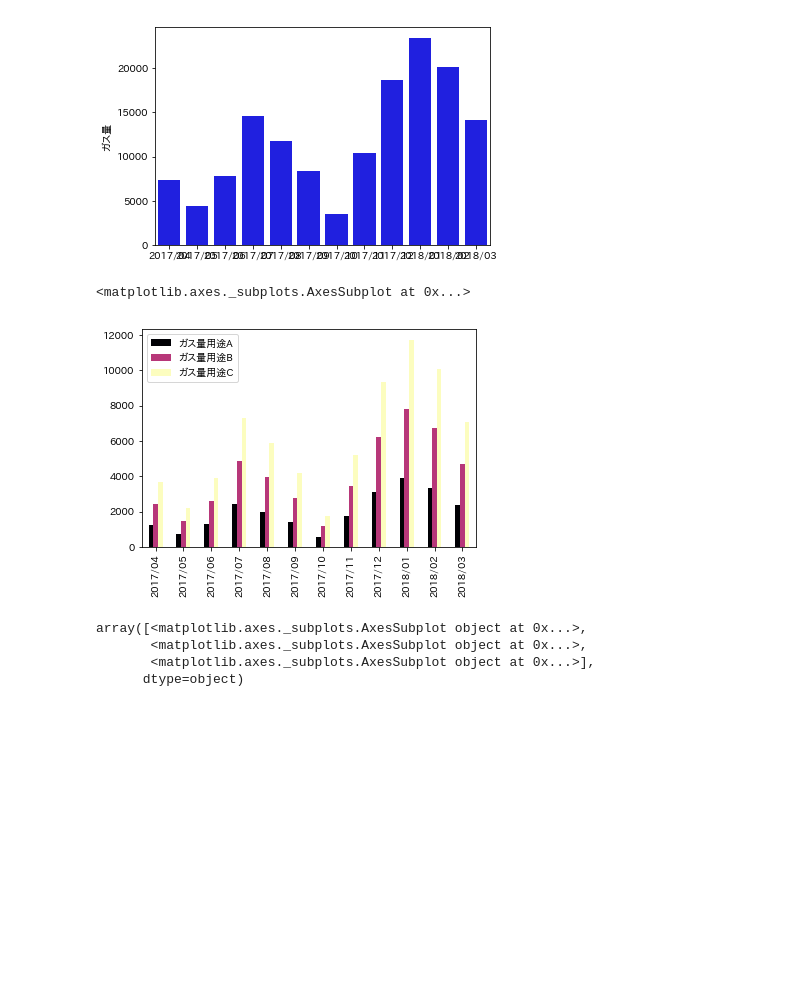
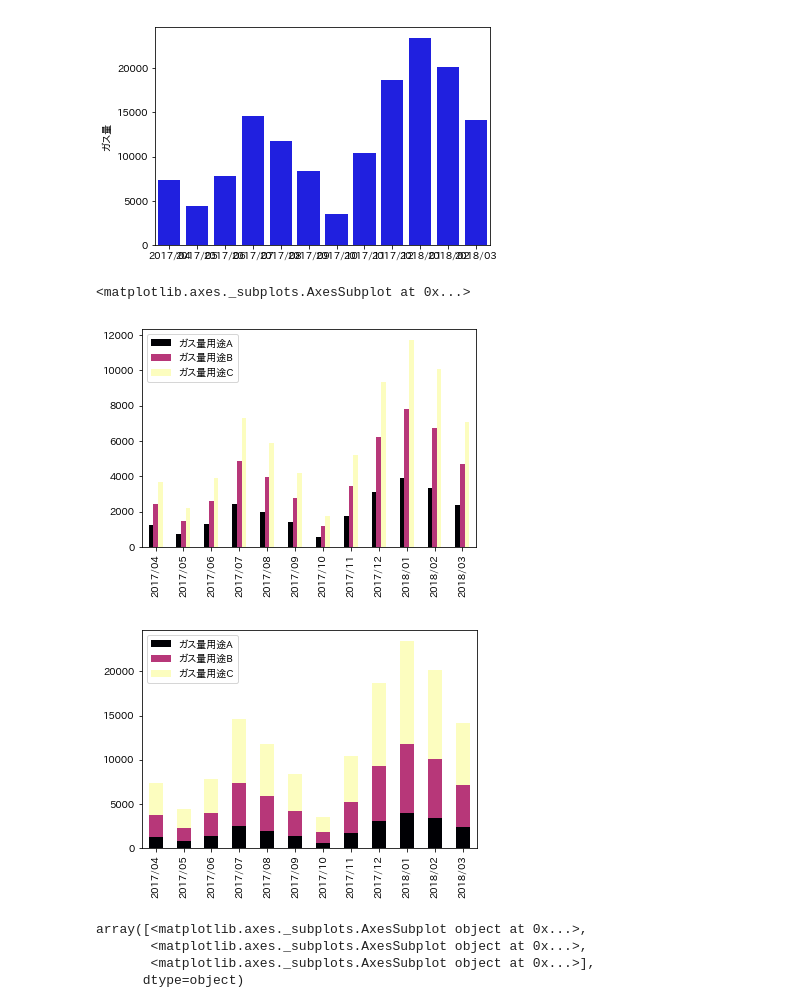
Before and after one commit to snuow/Visualization_for_EnergyDataAnalysis, a Jupyter notebook: Visualization_EnergyConsumption.ipynb, the cells around one changed output. Cells and saved outputs as stored; diff of their text form; code cells hidden in the pictures; blank space fills up the shorter version.

Commit message:
add energycomsumption stackedchart

```diff
--- a/Visualization_EnergyConsumption.ipynb
+++ b/Visualization_EnergyConsumption.ipynb
@@ -109,14 +109,21 @@ sns.barplot(x=vis_df_month.index,y = vis_df_month['ガス量'],color='blue')
 # %%
 # 可視化（pandasを利用した場合）
 '''
 vis_df_month.columns.str.startswith('ガス量用途')の文言は、
 ヘッダ行を検索して、先頭文字列にシングルクォートで囲まれた文字列が含まれているものを
 選択する処理を行っている。
 '''
 vis_df_month.loc[:,vis_df_month.columns.str.startswith('ガス量用途')].plot(kind='bar',colormap='magma')
+
+# 積み重ねる場合
+'''
+stacked: Trueにすると積み重ねることができる。
+'''
+vis_df_month.loc[:,vis_df_month.columns.str.startswith('ガス量用途')].plot(stacked=True,kind='bar',colormap='magma')
 # %% [output]
 <matplotlib.axes._subplots.AxesSubplot at 0x...>
 [figure]
+[figure, added]
 # %%
 # 可視化（pandasを利用した場合）
 '''
```
Also changed, not shown: parts of 4 cells of this notebook.
